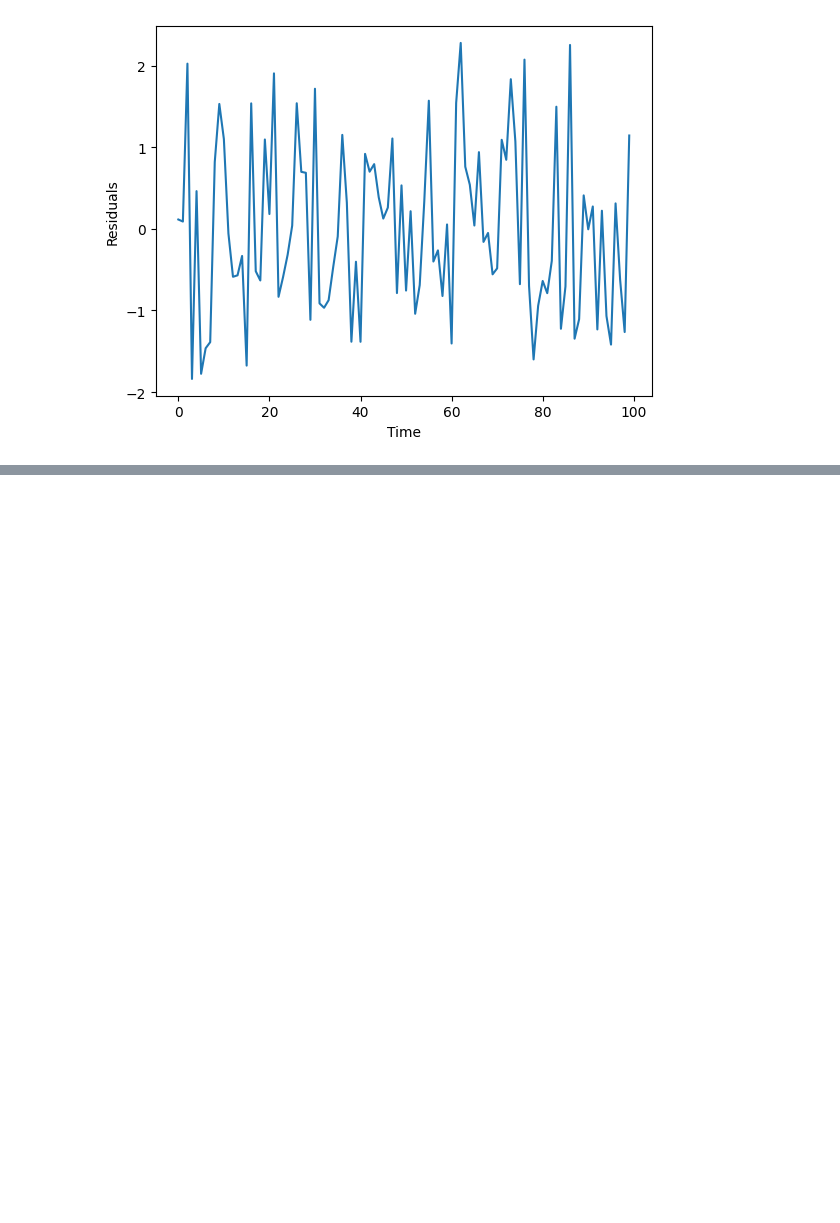
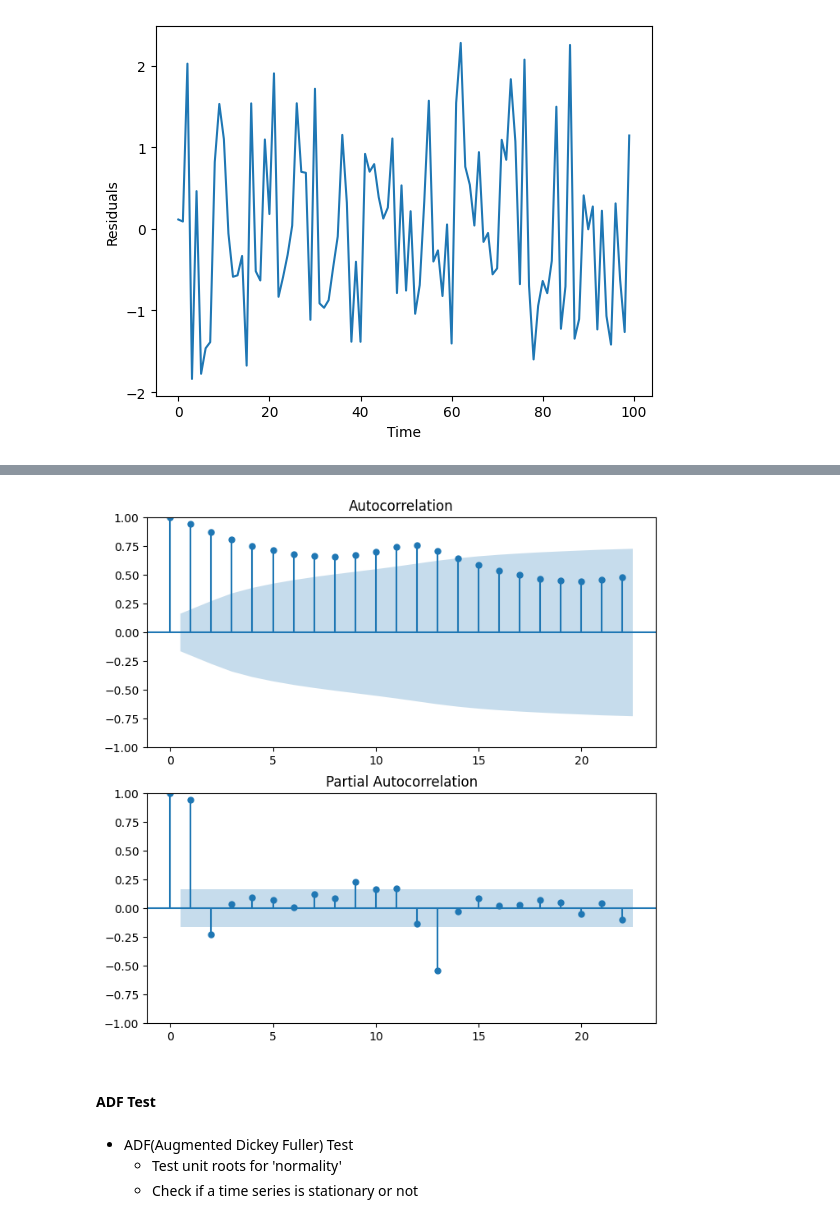
Before and after one commit to thegeekcat/learn-to-code, a Jupyter notebook: python/statistics/Statistics - 13. Time Series Data - 11. Modelling.ipynb, the cells around one changed output, grey strips where cells are left out. Saved outputs shown, nothing was run; the diff lists cells and outputs as text; code cells hidden in the pictures; blank space fills up the shorter version.

```diff
--- a/python/statistics/Statistics - 13. Time Series Data - 11. Modelling.ipynb
+++ b/python/statistics/Statistics - 13. Time Series Data - 11. Modelling.ipynb
@@ -170,0 +544,25 @@ plt.show()
+# %%
+# Visualization: ACF(Autocorrelation Function) Graph
+fig, (ax1, ax2) = plt.subplots(2, 1, figsize=(8, 8))  # X-axis: lag, Y-axis: Autocorrelation Coefficient
+
+plot_acf(data, ax=ax1)  # ACF(Autocorrelation Function)
+plot_pacf(data, ax=ax2) # PACF(Partial Autocorrelation Function)
+
+plt.show()
+
+
+# Results: The Autocorrelation coefficinet decreasing
+#
+# Reference:
+# 1. Autocorrelation coefficient decreases with increasing lag
+#   -> the time series data can be considered as independent observations
+# 2. Autocorrelation coefficient shows a constant pattern without decreasing
+#   -> the time series data can be considered to have correlation
+# %% [output]
+[figure, added]
+# %% [markdown]
+#### ADF Test
+# %% [markdown]
+- ADF(Augmented Dickey Fuller) Test
+  - Test unit roots for 'normality'
+  - Check if a time series is stationary or not
```
Also changed, not shown: parts of 50 cells of this notebook.
